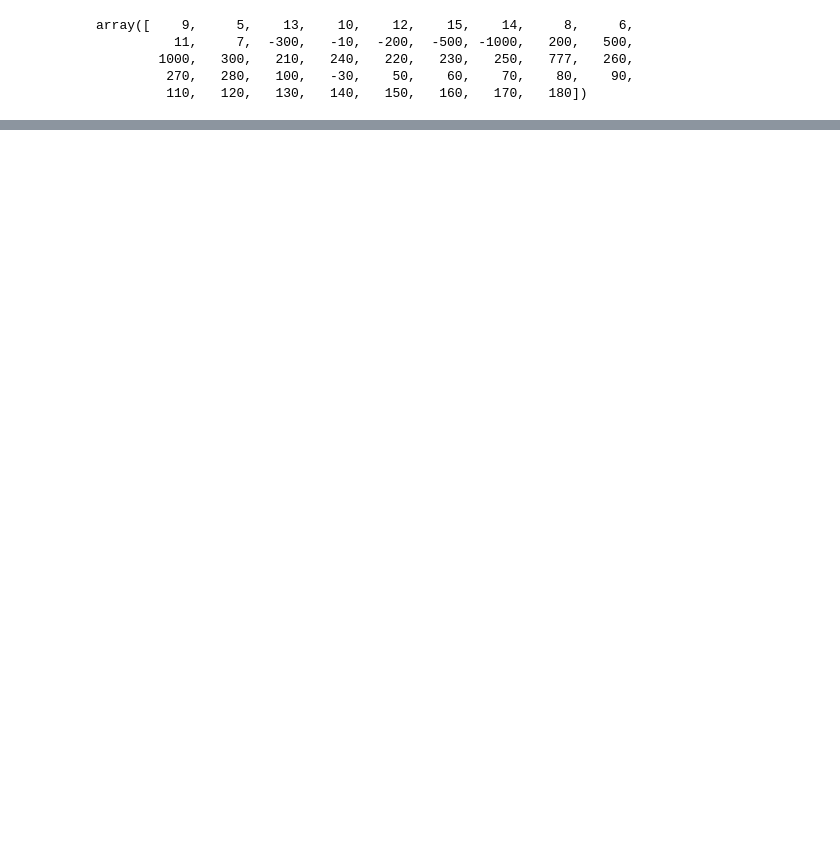
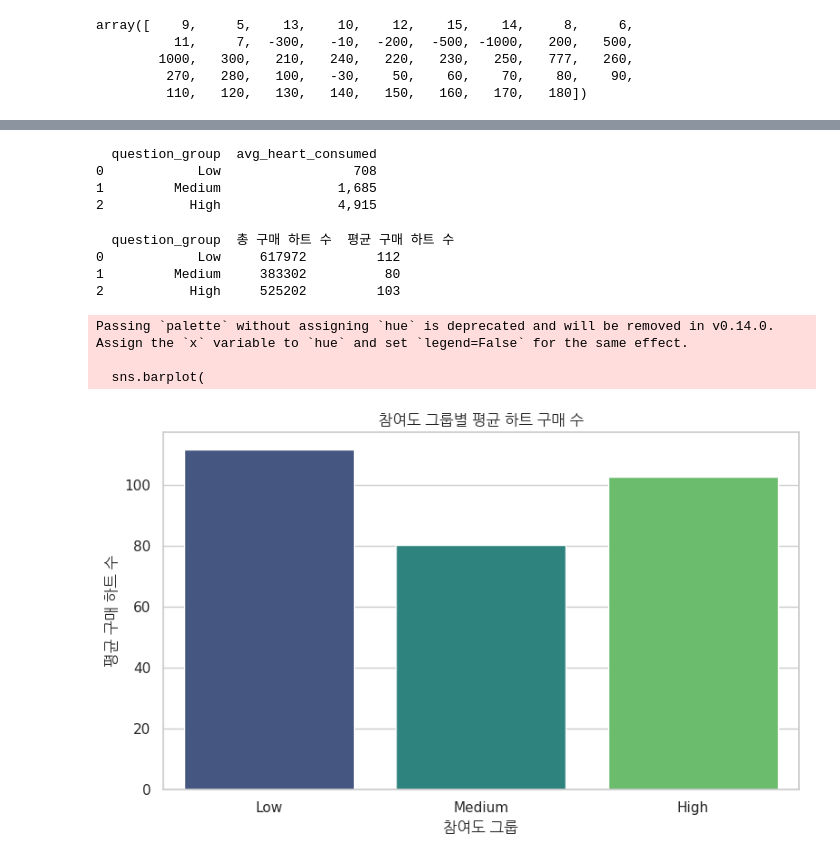
Before and after one commit to seung127/codeit_project, a Jupyter notebook: data_eda.ipynb, the cells around one changed output, grey strips where cells are left out. Saved outputs shown, nothing was run; the diff lists cells and outputs as text; code cells hidden in the pictures; blank space fills up the shorter version.

```diff
--- a/data_eda.ipynb
+++ b/data_eda.ipynb
@@ -2145,0 +2190,72 @@ userquestionrecord
+# %%
+# 참여도 그룹 나누기
+user_question_count['question_group'] = pd.qcut(
+    user_question_count['count'],
+    q=3,
+    labels=['Low', 'Medium', 'High']
+)
+
+# 하트 소모 데이터 추출 (delta_point < 0)
+consumed_df = pointhistory[pointhistory['delta_point'] < 0].copy()
+consumed_df['point_consumed'] = consumed_df['delta_point'].abs()
+
+# 유저별 하트 총 소모량 집계
+consumed_summary2 = (
+    consumed_df.groupby('user_id', as_index=False)['point_consumed']
+    .sum()
+)
+
+# 참여도 요약 데이터와 병합
+merged2 = pd.merge(user_question_count, consumed_summary2, on='user_id', how='inner')
+
+# 참여도 그룹별 하트 소모량 평균 비교
+group_heart_summary2 = (
+    merged2.groupby('question_group', as_index=False)['point_consumed']
+    .mean()
+    .rename(columns={'point_consumed': 'avg_heart_consumed'})
+)
+
+print(group_heart_summary2)
+# %% [output]
+  question_group  avg_heart_consumed
+0            Low                 708
+1         Medium               1,685
+2           High               4,915
+# %%
+# 참여도 그룹별 총합, 평균 계산
+group_heart_stats = (
+    user_question_count
+    .groupby('question_group')['total_spent']
+    .agg(['sum', 'mean'])
+    .reset_index()
+    .rename(columns={'sum': '총 구매 하트 수', 'mean': '평균 구매 하트 수'})
+)
+
+print(group_heart_stats)
+# %% [output]
+  question_group  총 구매 하트 수  평균 구매 하트 수
+0            Low     617972         112
+1         Medium     383302          80
+2           High     525202         103
+# %%
+import seaborn as sns
+import matplotlib.pyplot as plt
+
+# 막대그래프: 평균 구매 하트 수
+plt.figure(figsize=(8, 5))
+sns.barplot(
+    data=group_heart_stats,
+    x='question_group',
+    y='평균 구매 하트 수',
+    palette='viridis'
+)
+plt.title('참여도 그룹별 평균 하트 구매 수',fontproperties=fontprop)
+plt.ylabel('평균 구매 하트 수',fontproperties=fontprop)
+plt.xlabel('참여도 그룹',fontproperties=fontprop)
+plt.tight_layout()
+plt.show()
+# %% [output]
+Passing `palette` without assigning `hue` is deprecated and will be removed in v0.14.0. Assign the `x` variable to `hue` and set `legend=False` for the same effect.
+
+  sns.barplot(
+[figure, added]
```
Also changed, not shown: parts of 40 cells of this notebook.
